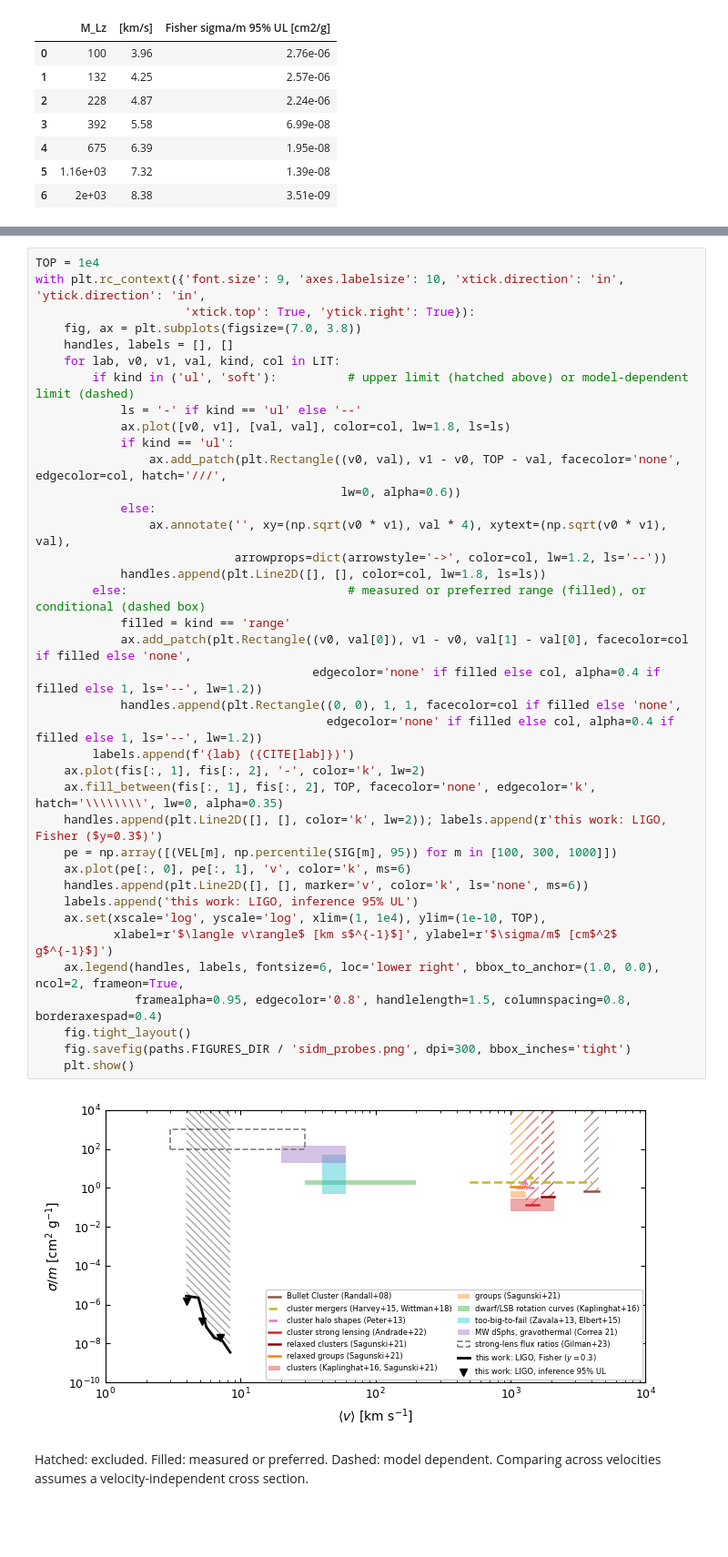
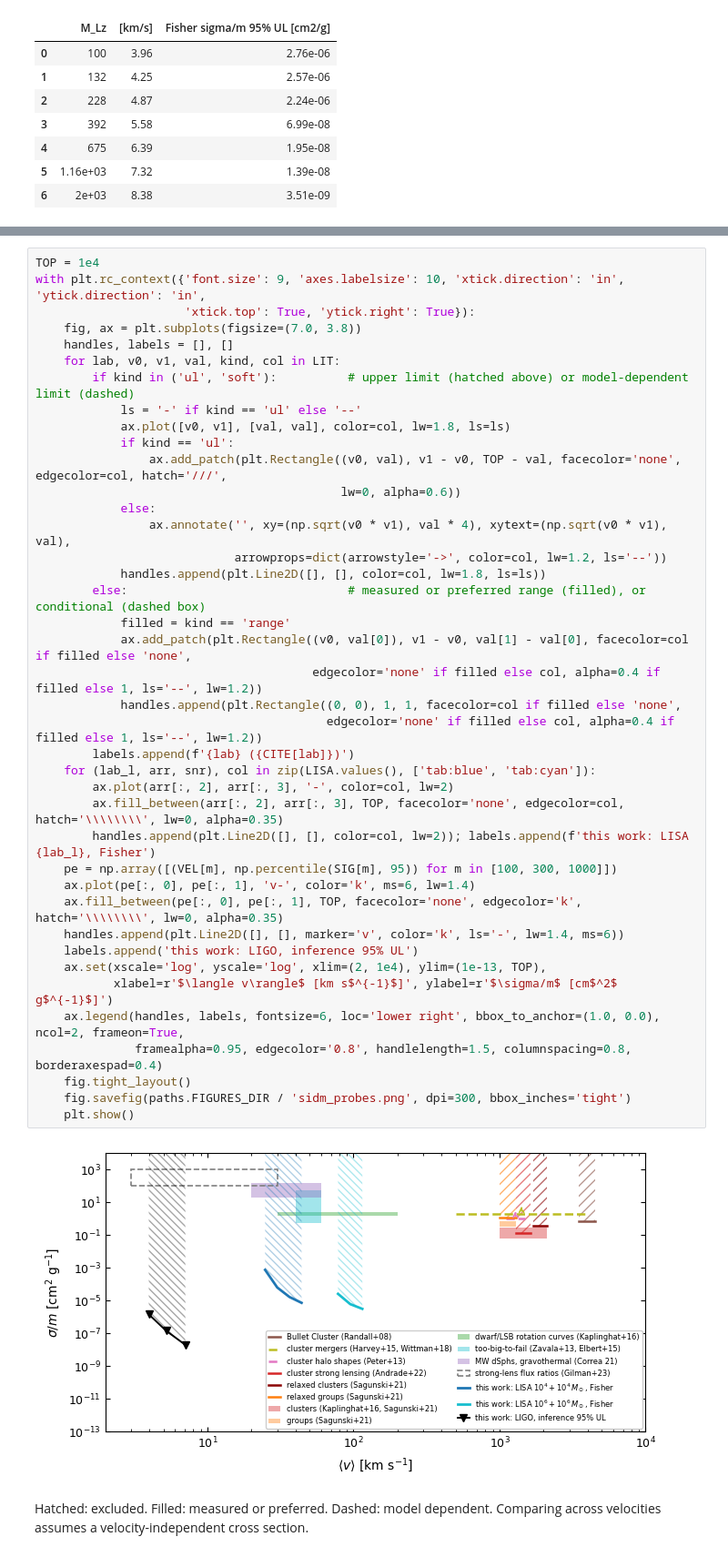
Before and after one commit to ninoephremidze/infer_with_FIONA, a Jupyter notebook: notebooks/04_core_size_calibration.ipynb, the cells around one changed output, grey strips where cells are left out. Shown at 91% size. Drawn from its saved outputs; the diff is of its cells as text; blank space fills up the shorter version.

```diff
--- a/notebooks/04_core_size_calibration.ipynb
+++ b/notebooks/04_core_size_calibration.ipynb
@@ -272,39 +331,41 @@ with plt.rc_context({'font.size': 9, 'axes.labelsize': 10, 'xtick.direction': 'i
                      'xtick.top': True, 'ytick.right': True}):
     fig, ax = plt.subplots(figsize=(7.0, 3.8))
     handles, labels = [], []
     for lab, v0, v1, val, kind, col in LIT:
         if kind in ('ul', 'soft'):          # upper limit (hatched above) or model-dependent limit (dashed)
             ls = '-' if kind == 'ul' else '--'
             ax.plot([v0, v1], [val, val], color=col, lw=1.8, ls=ls)
             if kind == 'ul':
                 ax.add_patch(plt.Rectangle((v0, val), v1 - v0, TOP - val, facecolor='none', edgecolor=col, hatch='///',
                                            lw=0, alpha=0.6))
             else:
                 ax.annotate('', xy=(np.sqrt(v0 * v1), val * 4), xytext=(np.sqrt(v0 * v1), val),
                             arrowprops=dict(arrowstyle='->', color=col, lw=1.2, ls='--'))
             handles.append(plt.Line2D([], [], color=col, lw=1.8, ls=ls))
         else:                               # measured or preferred range (filled), or conditional (dashed box)
             filled = kind == 'range'
             ax.add_patch(plt.Rectangle((v0, val[0]), v1 - v0, val[1] - val[0], facecolor=col if filled else 'none',
                                        edgecolor='none' if filled else col, alpha=0.4 if filled else 1, ls='--', lw=1.2))
             handles.append(plt.Rectangle((0, 0), 1, 1, facecolor=col if filled else 'none',
                                          edgecolor='none' if filled else col, alpha=0.4 if filled else 1, ls='--', lw=1.2))
         labels.append(f'{lab} ({CITE[lab]})')
-    ax.plot(fis[:, 1], fis[:, 2], '-', color='k', lw=2)
-    ax.fill_between(fis[:, 1], fis[:, 2], TOP, facecolor='none', edgecolor='k', hatch='\\\\\\\\', lw=0, alpha=0.35)
-    handles.append(plt.Line2D([], [], color='k', lw=2)); labels.append(r'this work: LIGO, Fisher ($y=0.3$)')
+    for (lab_l, arr, snr), col in zip(LISA.values(), ['tab:blue', 'tab:cyan']):
+        ax.plot(arr[:, 2], arr[:, 3], '-', color=col, lw=2)
+        ax.fill_between(arr[:, 2], arr[:, 3], TOP, facecolor='none', edgecolor=col, hatch='\\\\\\\\', lw=0, alpha=0.35)
+        handles.append(plt.Line2D([], [], color=col, lw=2)); labels.append(f'this work: LISA {lab_l}, Fisher')
     pe = np.array([(VEL[m], np.percentile(SIG[m], 95)) for m in [100, 300, 1000]])
-    ax.plot(pe[:, 0], pe[:, 1], 'v', color='k', ms=6)
-    handles.append(plt.Line2D([], [], marker='v', color='k', ls='none', ms=6))
+    ax.plot(pe[:, 0], pe[:, 1], 'v-', color='k', ms=6, lw=1.4)
+    ax.fill_between(pe[:, 0], pe[:, 1], TOP, facecolor='none', edgecolor='k', hatch='\\\\\\\\', lw=0, alpha=0.35)
+    handles.append(plt.Line2D([], [], marker='v', color='k', ls='-', lw=1.4, ms=6))
     labels.append('this work: LIGO, inference 95% UL')
-    ax.set(xscale='log', yscale='log', xlim=(1, 1e4), ylim=(1e-10, TOP),
+    ax.set(xscale='log', yscale='log', xlim=(2, 1e4), ylim=(1e-13, TOP),
            xlabel=r'$\langle v\rangle$ [km s$^{-1}$]', ylabel=r'$\sigma/m$ [cm$^2$ g$^{-1}$]')
     ax.legend(handles, labels, fontsize=6, loc='lower right', bbox_to_anchor=(1.0, 0.0), ncol=2, frameon=True,
               framealpha=0.95, edgecolor='0.8', handlelength=1.5, columnspacing=0.8, borderaxespad=0.4)
     fig.tight_layout()
     fig.savefig(paths.FIGURES_DIR / 'sidm_probes.png', dpi=300, bbox_inches='tight')
     plt.show()
 # %% [output]
-[figure, old version]
+[figure, new version]
 # %% [markdown]
 Hatched: excluded. Filled: measured or preferred. Dashed: model dependent. Comparing across velocities assumes a velocity-independent cross section.
```
Also changed, not shown: parts of 9 cells of this notebook, 3 other files.
